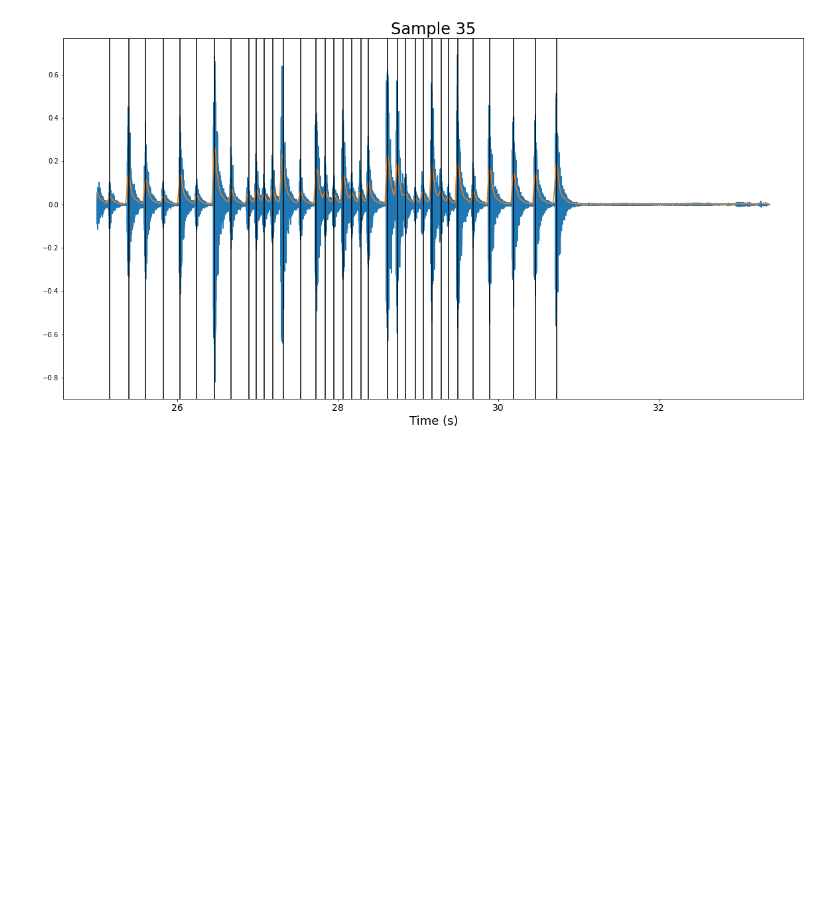
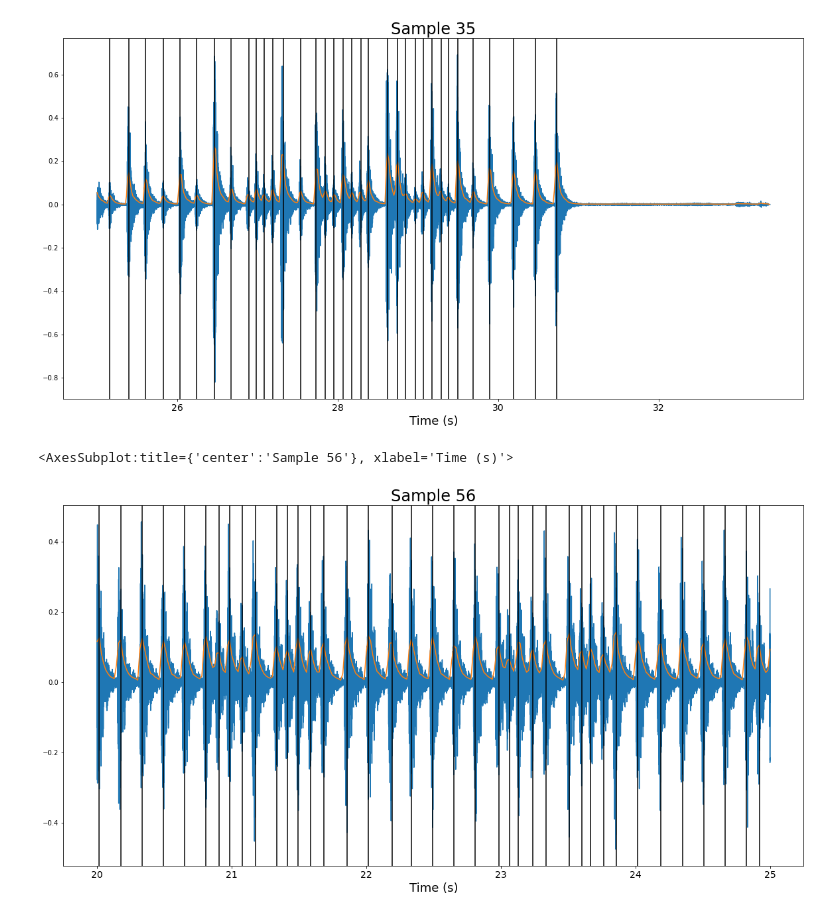
Before and after one commit to prestondunton/rhythm_regression, a Jupyter notebook: Data_Inspection.ipynb, the cells around one changed output. Saved outputs shown, nothing was run; the diff lists cells and outputs as text; code cells hidden in the pictures; blank space fills up the shorter version.

```diff
--- a/Data_Inspection.ipynb
+++ b/Data_Inspection.ipynb
@@ -51,3 +56,8 @@ nbt.plot_rmse_transients(samples[35-1], time_range=(25,35), title='Sample 35')
 # %% [output]
 <AxesSubplot:title={'center':'Sample 35'}, xlabel='Time (s)'>
 [figure]
+# %%
+nbt.plot_rmse_transients(samples[56-1], time_range=(20,25), title='Sample 56')
+# %% [output]
+<AxesSubplot:title={'center':'Sample 56'}, xlabel='Time (s)'>
+[figure, added]
```
Also changed, not shown: parts of 3 cells of this notebook, 6 other files.
